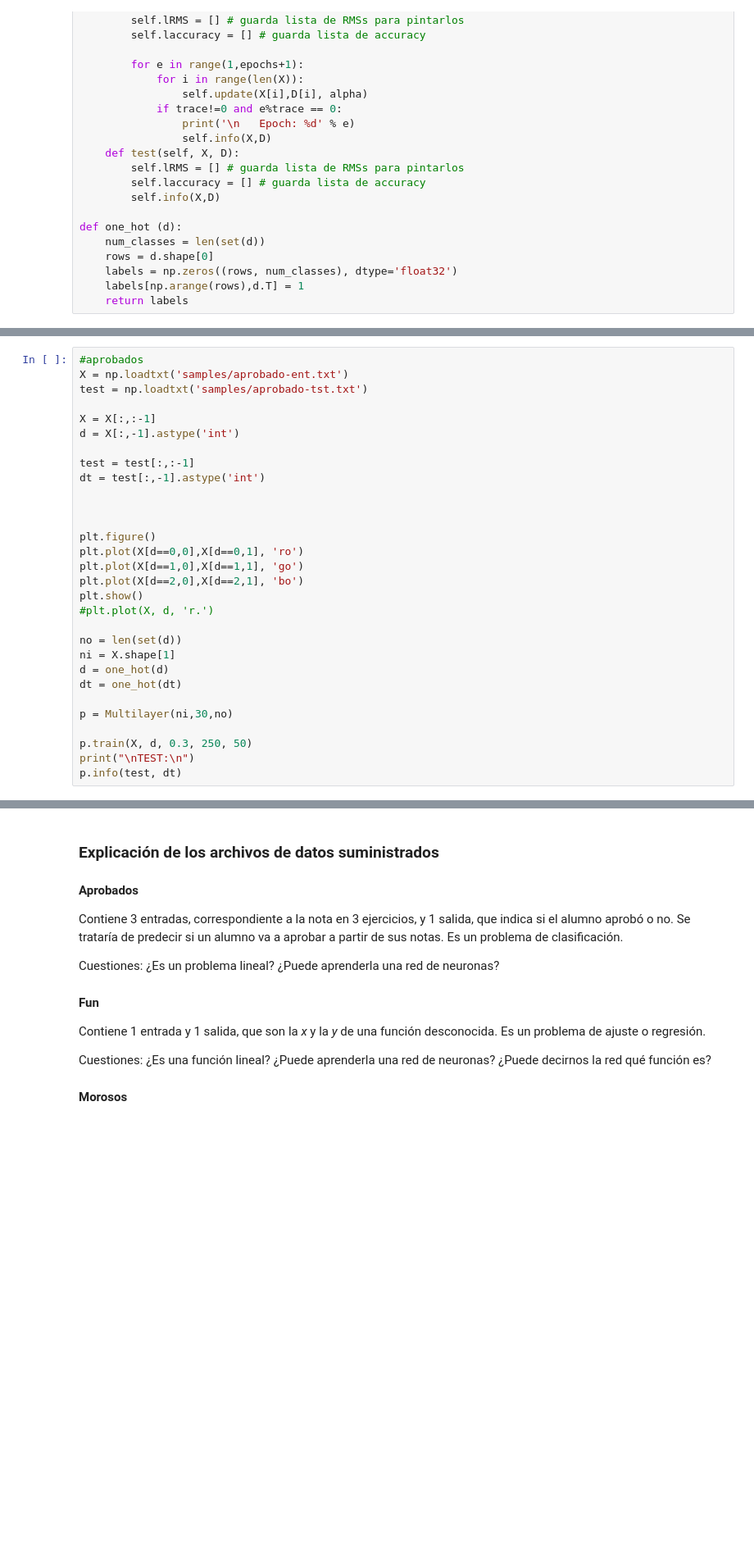
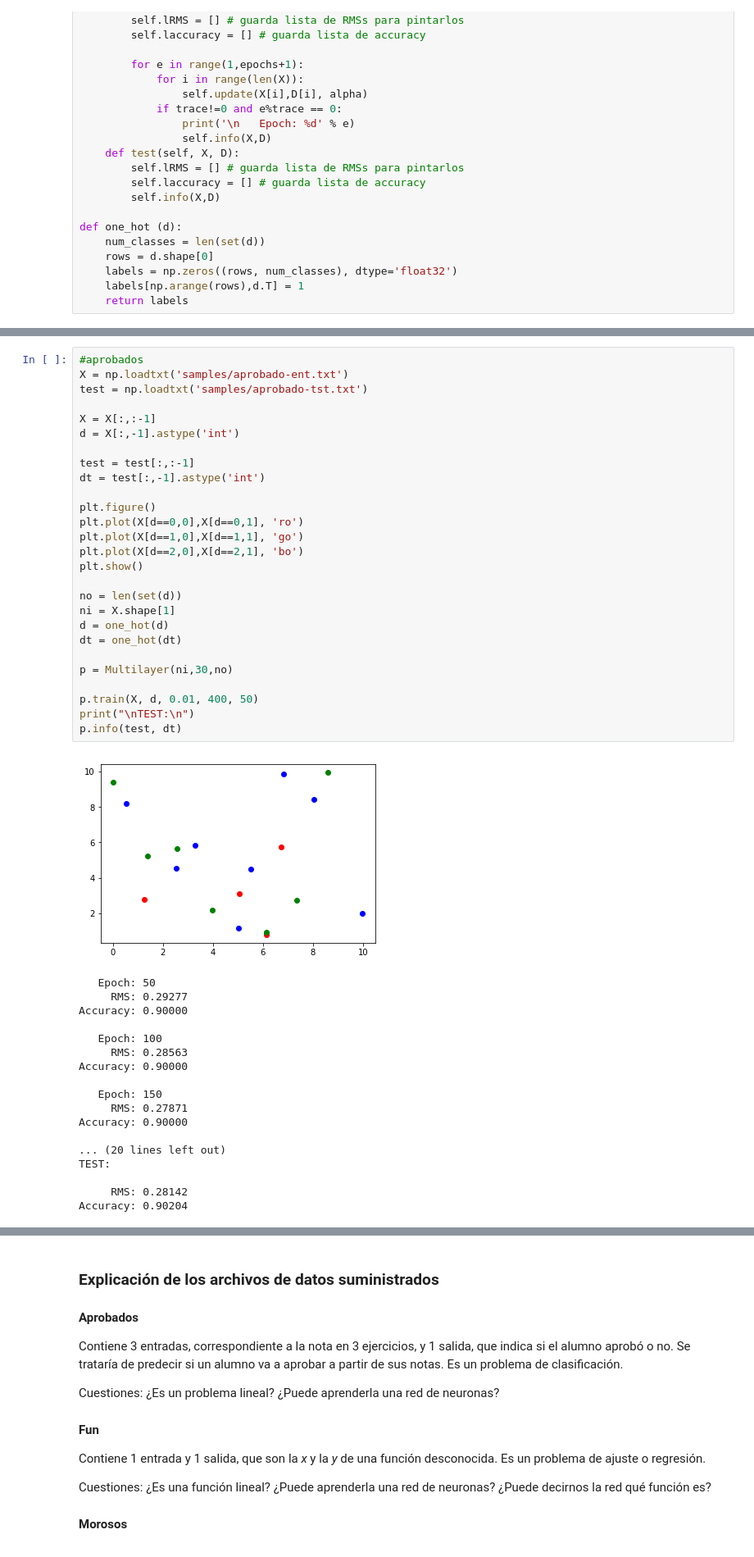
Before and after one commit to ElizabethRF/Practica2AgentesInteligentes, a Jupyter notebook: perceptron multicapa alumnos.ipynb, the cells around one changed output, grey strips where cells are left out. Shown at 82% size. Cells and saved outputs as stored; diff of their text form; blank space fills up the shorter version.

```diff
--- a/perceptron multicapa alumnos.ipynb
+++ b/perceptron multicapa alumnos.ipynb
@@ -346,33 +492,49 @@ p.info(test, dt)
 # %%
 #aprobados
 X = np.loadtxt('samples/aprobado-ent.txt')
 test = np.loadtxt('samples/aprobado-tst.txt')
 
 X = X[:,:-1]
 d = X[:,-1].astype('int')
 
 test = test[:,:-1]
 dt = test[:,-1].astype('int')
 
-
-
 plt.figure()
 plt.plot(X[d==0,0],X[d==0,1], 'ro')
 plt.plot(X[d==1,0],X[d==1,1], 'go')
 plt.plot(X[d==2,0],X[d==2,1], 'bo')
 plt.show()
-#plt.plot(X, d, 'r.')
 
 no = len(set(d))
 ni = X.shape[1]
 d = one_hot(d)
 dt = one_hot(dt)
 
 p = Multilayer(ni,30,no)
 
-p.train(X, d, 0.3, 250, 50)
+p.train(X, d, 0.01, 400, 50)
 print("\nTEST:\n")
 p.info(test, dt)
+# %% [output]
+[figure, added]
+   Epoch: 50
+     RMS: 0.29277
+Accuracy: 0.90000
+
+   Epoch: 100
+     RMS: 0.28563
+Accuracy: 0.90000
+
+   Epoch: 150
+     RMS: 0.27871
+Accuracy: 0.90000
+
+... (20 lines left out)
+TEST:
+
+     RMS: 0.28142
+Accuracy: 0.90204
 # %%
 #fun
 X = np.loadtxt('samples/fun-trn.txt')
```
Also changed, not shown: parts of 13 cells of this notebook.
